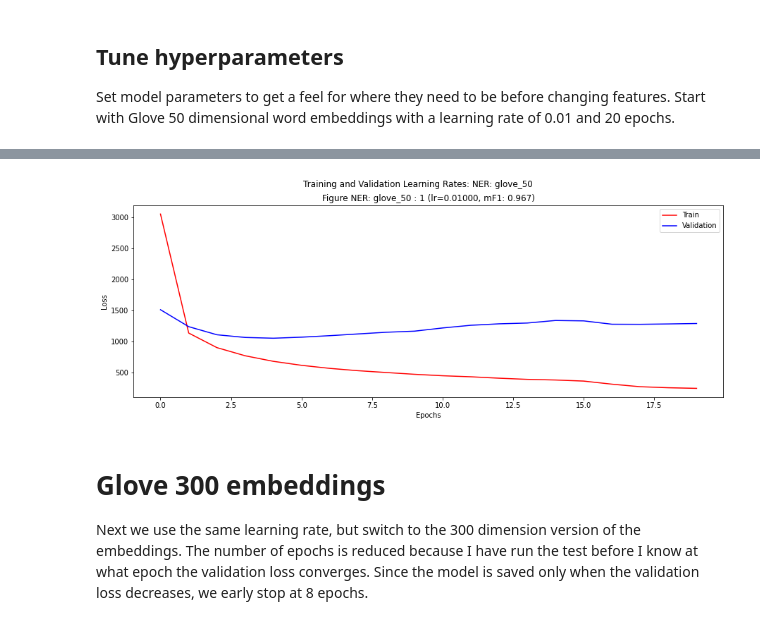
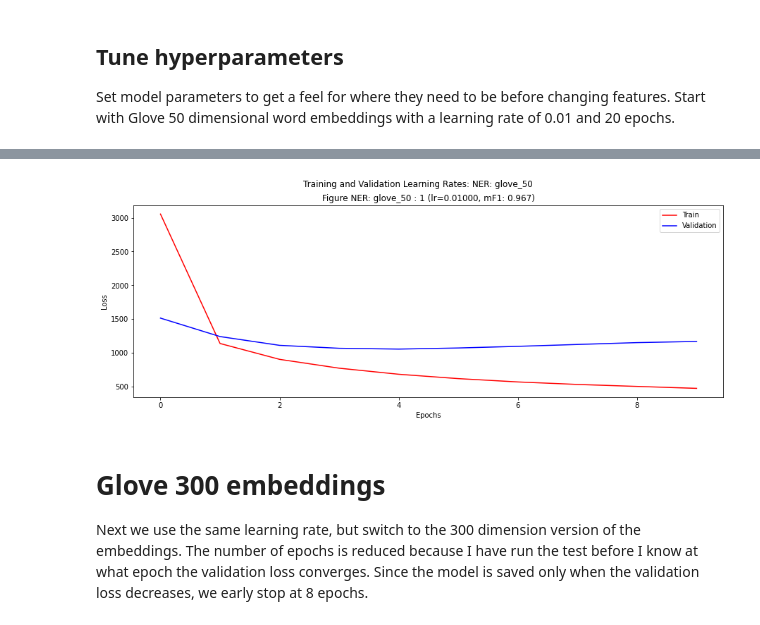
Before and after one commit to plandes/deepnlp, a Jupyter notebook: example/ner/notebook/ner.ipynb, the cells around one changed output, grey strips where cells are left out. Saved outputs shown, nothing was run; the diff lists cells and outputs as text; code cells hidden in the pictures.

```diff
--- a/example/ner/notebook/ner.ipynb
+++ b/example/ner/notebook/ner.ipynb
@@ -165,6 +141,6 @@ Learning rate: 0.001
 Set model parameters to get a feel for where they need to be before changing features.  Start with Glove 50 dimensional word embeddings with a learning rate of 0.01 and 20 epochs.
 # %%
 facade.learning_rate = 0.01
-facade.epochs = 20
+facade.epochs = 10
 mng.run()
 # %% [output]
@@ -204,8 +180,8 @@ Learning rate: 0.01
     accuracy: 0.967 (44883/46435)
     micro: F1: 0.967, precision: 0.967, recall: 0.967
     macro: F1: 0.831, precision: 0.824, recall: 0.839
     weighted: F1: 0.967, precision: 0.967, recall: 0.967
-[figure, old version]
+[figure, new version]
 # %% [markdown]
 # Glove 300 embeddings
 
```
Also changed, not shown: parts of 10 cells of this notebook, 1 other file.
